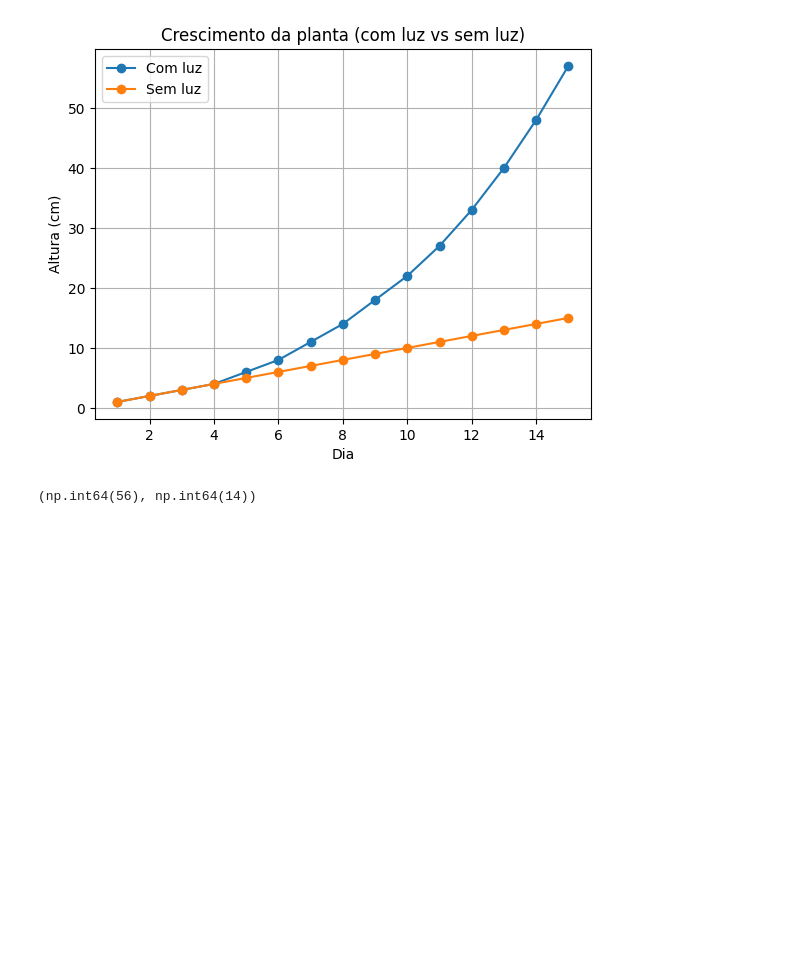
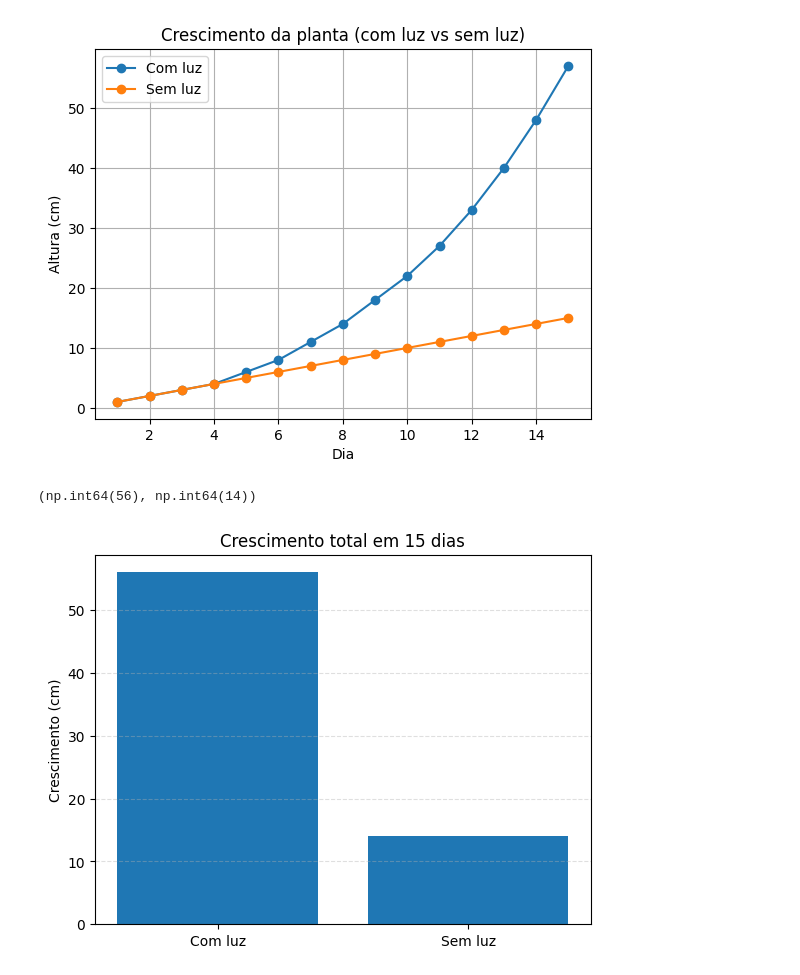
Before and after one commit to annapatricia/steam-math-data-visualizations, a Jupyter notebook: notebooks/03_biologia_crescimento.ipynb, the cells around one changed output. Saved outputs shown, nothing was run; the diff lists cells and outputs as text; code cells hidden in the pictures; blank space fills up the shorter version.

Commit message:
Update notebooks 03 and 04 and add physics figures + README

```diff
--- a/notebooks/03_biologia_crescimento.ipynb
+++ b/notebooks/03_biologia_crescimento.ipynb
@@ -43,3 +43,12 @@ crescimento_sem_luz = df["Altura_sem_luz_cm"].iloc[-1] - df["Altura_sem_luz_cm"]
 crescimento_com_luz, crescimento_sem_luz
 # %% [output]
 (np.int64(56), np.int64(14))
+# %%
+plt.figure()
+plt.bar(["Com luz", "Sem luz"], [crescimento_com_luz, crescimento_sem_luz])
+plt.title("Crescimento total em 15 dias")
+plt.ylabel("Crescimento (cm)")
+plt.grid(axis="y", linestyle="--", alpha=0.4)
+plt.show()
+# %% [output]
+[figure, added]
```
Also changed, not shown: parts of 2 cells of this notebook, 4 other files.
